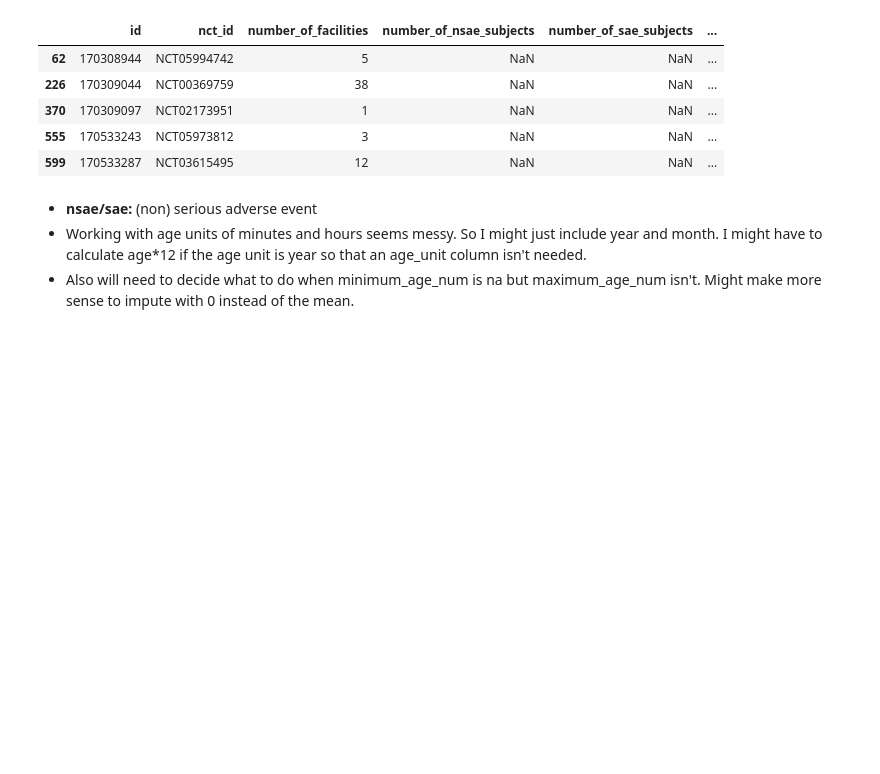
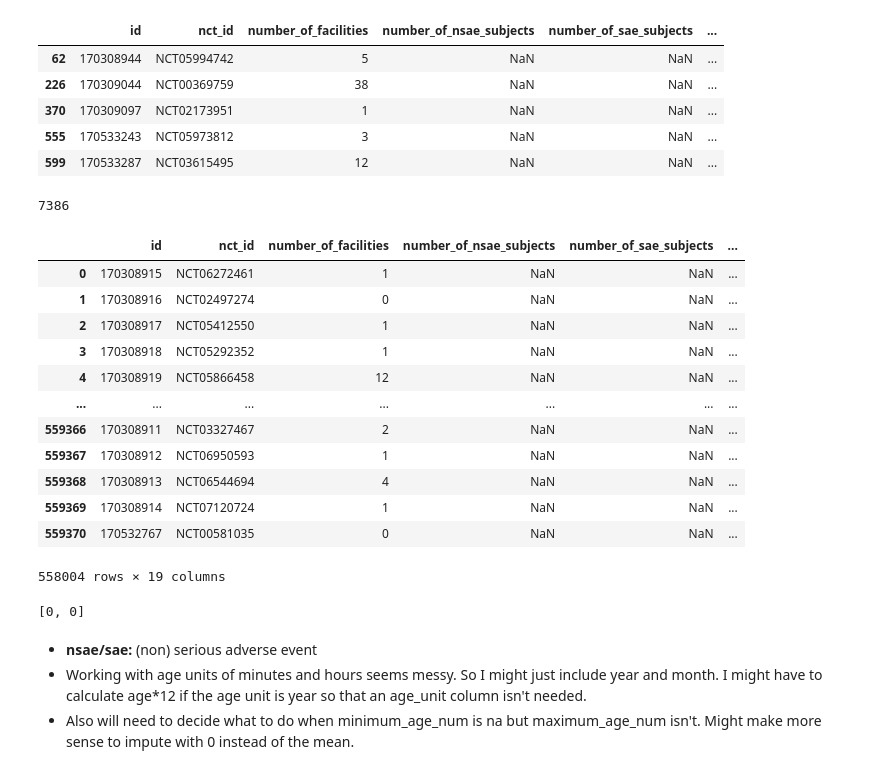
Before and after one commit to danherbb/clinical-trial-termination-risk, a Jupyter notebook: notebooks/data_exploration.ipynb, the cells around one changed output. Saved outputs shown, nothing was run; the diff lists cells and outputs as text; code cells hidden in the pictures; blank space fills up the shorter version.

```diff
--- a/notebooks/data_exploration.ipynb
+++ b/notebooks/data_exploration.ipynb
@@ -51,6 +51,43 @@ calc_vals[calc_vals['maximum_age_unit'] == 'month'].head()
 | 370 | 170309097 | NCT02173951 | 1 | NaN | NaN | ... |
 | 555 | 170533243 | NCT05973812 | 3 | NaN | NaN | ... |
 | 599 | 170533287 | NCT03615495 | 12 | NaN | NaN | ... |
+# %%
+# number of studies where min age units doesn't match max age units
+calc_vals[
+    (calc_vals['maximum_age_unit'] != calc_vals['minimum_age_unit'])
+    & ~(calc_vals['maximum_age_unit'].isna() != calc_vals['minimum_age_unit'].isna())
+    & ~(calc_vals['maximum_age_unit'].isna() & calc_vals['minimum_age_unit'].isna())
+][['minimum_age_unit', 'maximum_age_unit']].shape[0]
+# %% [output]
+7386
+# %%
+# alot of nans for units so if I want to use, i'll need to decide on how to impute
+chosen_units = ['day', 'week', 'month', 'year']
+min_age_unit = calc_vals['minimum_age_unit']
+max_age_unit = calc_vals['maximum_age_unit']
+calc_vals[min_age_unit.isin(chosen_units + [np.nan]) & max_age_unit.isin(chosen_units + [np.nan])]
+# %% [output]
+|  | id | nct_id | number_of_facilities | number_of_nsae_subjects | number_of_sae_subjects | ... |
+| 0 | 170308915 | NCT06272461 | 1 | NaN | NaN | ... |
+| 1 | 170308916 | NCT02497274 | 0 | NaN | NaN | ... |
+| 2 | 170308917 | NCT05412550 | 1 | NaN | NaN | ... |
+| 3 | 170308918 | NCT05292352 | 1 | NaN | NaN | ... |
+| 4 | 170308919 | NCT05866458 | 12 | NaN | NaN | ... |
+| ... | ... | ... | ... | ... | ... | ... |
+| 559366 | 170308911 | NCT03327467 | 2 | NaN | NaN | ... |
+| 559367 | 170308912 | NCT06950593 | 1 | NaN | NaN | ... |
+| 559368 | 170308913 | NCT06544694 | 4 | NaN | NaN | ... |
+| 559369 | 170308914 | NCT07120724 | 1 | NaN | NaN | ... |
+| 559370 | 170532767 | NCT00581035 | 0 | NaN | NaN | ... |
+558004 rows × 19 columns
+# %%
+# luckily no na units with number
+[
+    calc_vals[calc_vals['maximum_age_unit'].isna() & ~calc_vals['maximum_age_num'].isna()].shape[0],
+    calc_vals[calc_vals['minimum_age_unit'].isna() & ~calc_vals['minimum_age_num'].isna()].shape[0]
+]
+# %% [output]
+[0, 0]
 # %% [markdown]
 - **nsae/sae:** (non) serious adverse event
 - Working with age units of minutes and hours seems messy. So I might just include year and month. I might have to calculate age*12 if the age unit is year so that an age_unit column isn't needed.
```
Also changed, not shown: parts of 58 cells of this notebook, 2 other files.
